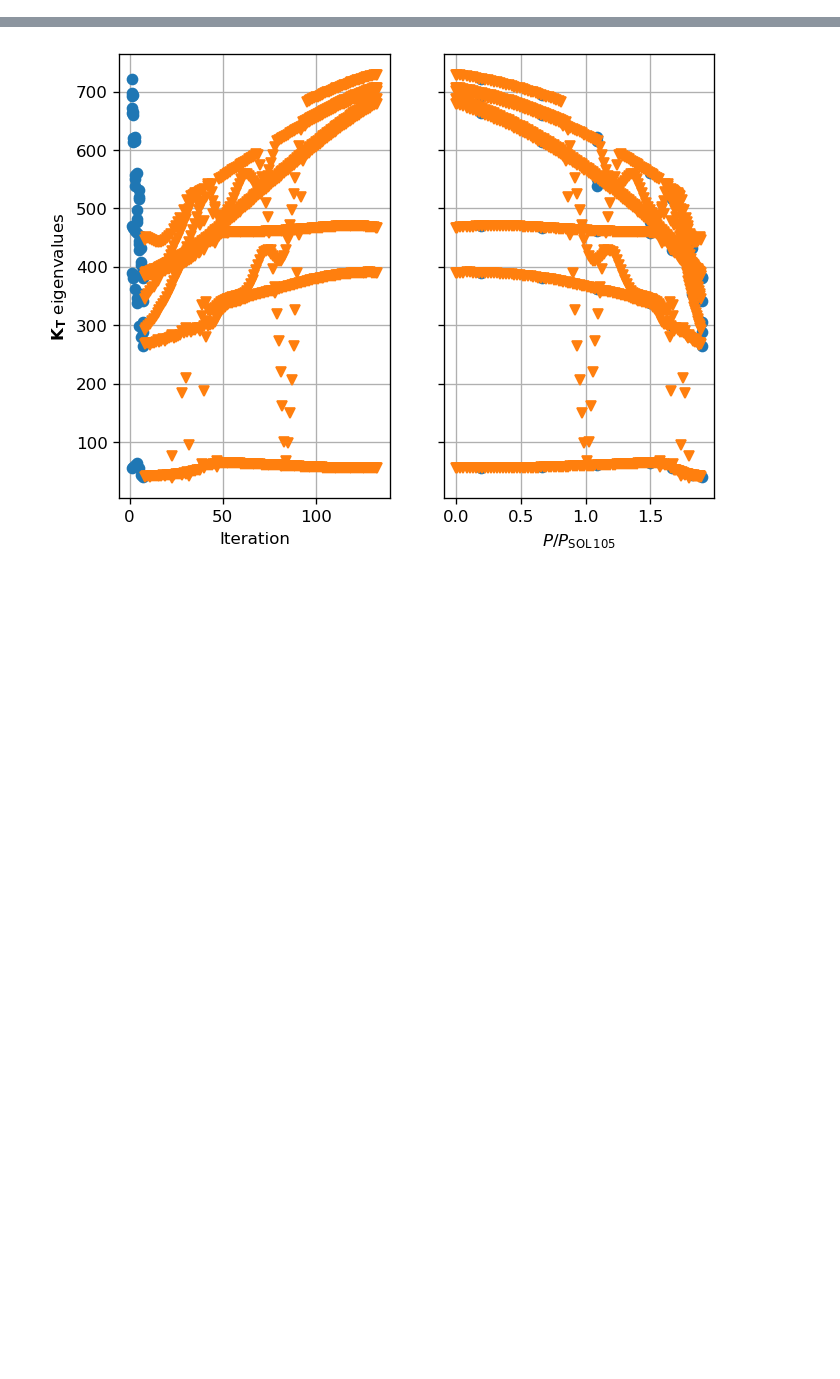
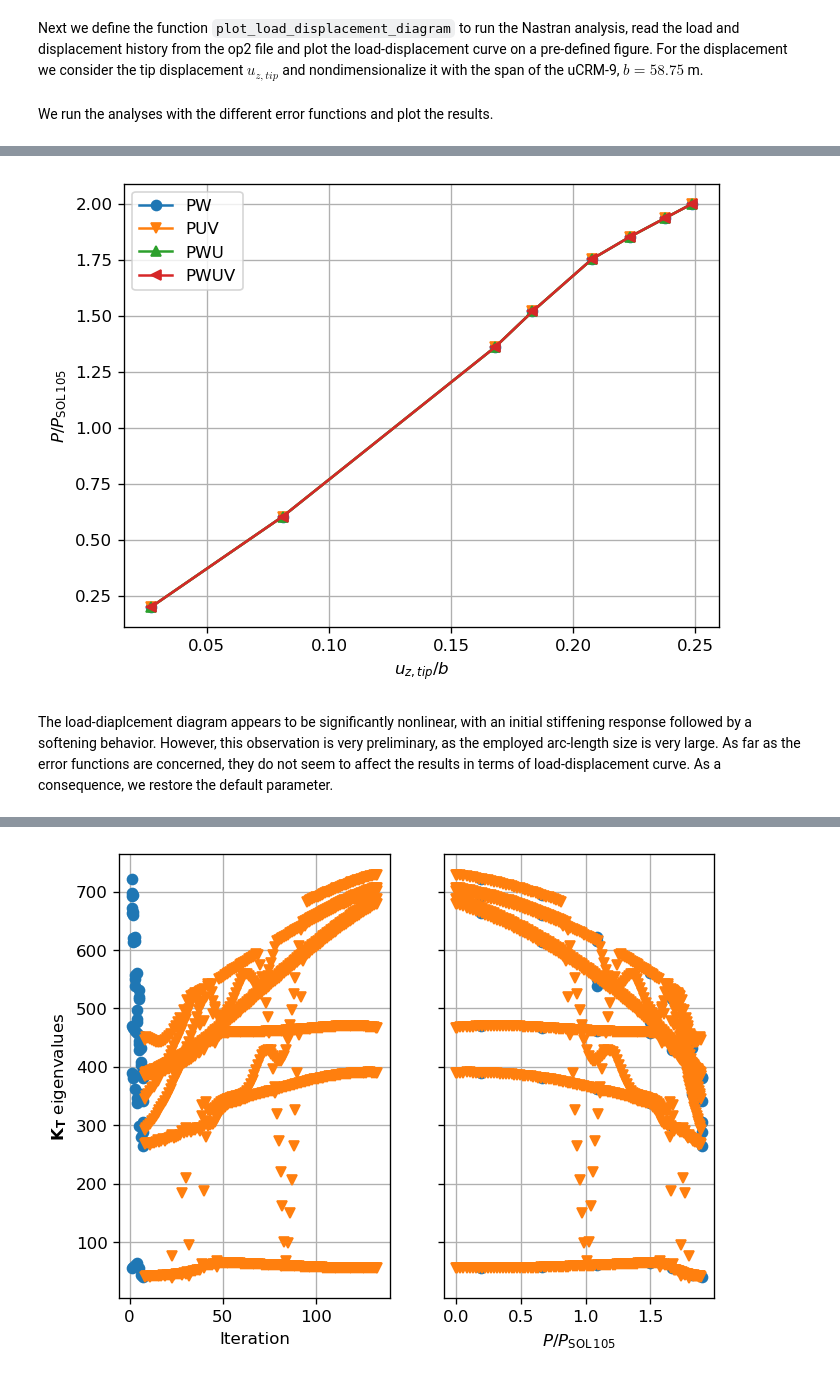
Before and after one commit to fmamitrotta/nonlinear-structural-stability-notebooks, a Jupyter notebook: notebooks/17_Nonlinear_Buckling_Analysis_of_the_uCRM-9.ipynb, the cells around one changed output, grey strips where cells are left out. Cells and saved outputs as stored; diff of their text form; code cells hidden in the pictures; blank space fills up the shorter version.

```diff
--- a/notebooks/17_Nonlinear_Buckling_Analysis_of_the_uCRM-9.ipynb
+++ b/notebooks/17_Nonlinear_Buckling_Analysis_of_the_uCRM-9.ipynb
@@ -245,0 +124,6 @@ plot_subcases_load_displacement_diagram(tip_displacements, applied_loads)
+# %%
+load_scale_factor = 2  # scale factor of buckling load
+load_set_id = force_id + 1  # define id of load set
+ucrm9_bdf.add_load(sid=load_set_id, scale=1., scale_factors=[sol_105_buckling_factor*load_scale_factor], load_ids=[force_id])  # add LOAD card to define load set
+pynastran_utils.create_static_load_subcase(bdf_object=ucrm9_bdf, subcase_id=1, load_set_id=load_set_id)  # create subcase with defined load set
+pynastran_utils.set_up_arc_length_method(ucrm9_bdf)  # set up SOL 106 with arc-length method using default parameters
@@ -245,0 +132,2 @@ plot_subcases_load_displacement_diagram(tip_displacements, applied_loads)
+# %%
+ucrm9_bdf.system_command_lines[0:0] = ['NASTRAN QRMETH=3']
@@ -245,0 +144,39 @@ plot_subcases_load_displacement_diagram(tip_displacements, applied_loads)
+# %% [markdown]
+Next we define the function `plot_load_displacement_diagram` to run the Nastran analysis, read the load and displacement history from the op2 file and plot the load-displacement curve on a pre-defined figure. For the displacement we consider the tip displacement $u_{z, tip}$ and nondimensionalize it with the span of the uCRM-9, $b=58.75$ m.
+# %%
+from matplotlib.lines import Line2D  # class defining the characters for the marker styles
+from pyNastran.op2.op2 import read_op2
+
+tip_node_id = 11847
+component_index = 2  # displacement and load along the z-axis
+b = 58.76  # uCRM-9 wingspan [m]
+markers = list(Line2D.markers.keys())[2:]  # list of marker characters
+
+def plot_load_displacement_curve(bdf_input, filename, axes, marker_style, line_label, run_flag=False):
+    # Run analysis
+    pynastran_utils.run_analysis(directory_path=analysis_directory_path, bdf_object=bdf_input, filename=filename, run_flag=run_flag)
+    # Read load and displacement history from op2 file
+    op2_path = os.path.join(analysis_directory_path, filename + '.op2')
+    op2 = read_op2(op2_path, debug=None)
+    step, _, disp = pynastran_utils.read_load_displacement_history_from_op2(op2_object=op2, displacement_node_id=tip_node_id)
+    # Plot load-displacement curve on input axes
+    axes.plot(disp[1][:, component_index]/b, step[1]*load_scale_factor, marker=marker_style, linestyle='-', label=line_label)
+# %% [markdown]
+We run the analyses with the different error functions and plot the results.
+# %%
+nlparm_id = next(iter(ucrm9_bdf.nlparms))  # retrieve id of NLPARM card
+_, ax = plt.subplots()  # create figure with one subplot
+
+# Run analysis for each set of error functions and plot load-displacement diagram
+for count, fun in enumerate(error_functions):
+    ucrm9_bdf.nlparms[nlparm_id].conv = fun
+    input_name = 'nonlinear_analysis_error_function_' + fun
+    plot_load_displacement_curve(ucrm9_bdf, input_name, ax, markers[count], f'{fun}', run_flag=False)
+
+# Set plot appearance
+plt.xlabel('$u_{z, tip}/b$')
+plt.ylabel('$P/P_\mathrm{SOL\/105}$')
+plt.legend()
+plt.grid()
+plt.show()
+# %% [output]
@@ -245,0 +199,3 @@ plot_subcases_load_displacement_diagram(tip_displacements, applied_loads)
+[figure, added]
+# %% [markdown]
+The load-diaplcement diagram appears to be significantly nonlinear, with an initial stiffening response followed by a softening behavior. However, this observation is very preliminary, as the employed arc-length size is very large. As far as the error functions are concerned, they do not seem to affect the results in terms of load-displacement curve. As a consequence, we restore the default parameter.
```
Also changed, not shown: parts of 53 cells of this notebook.
